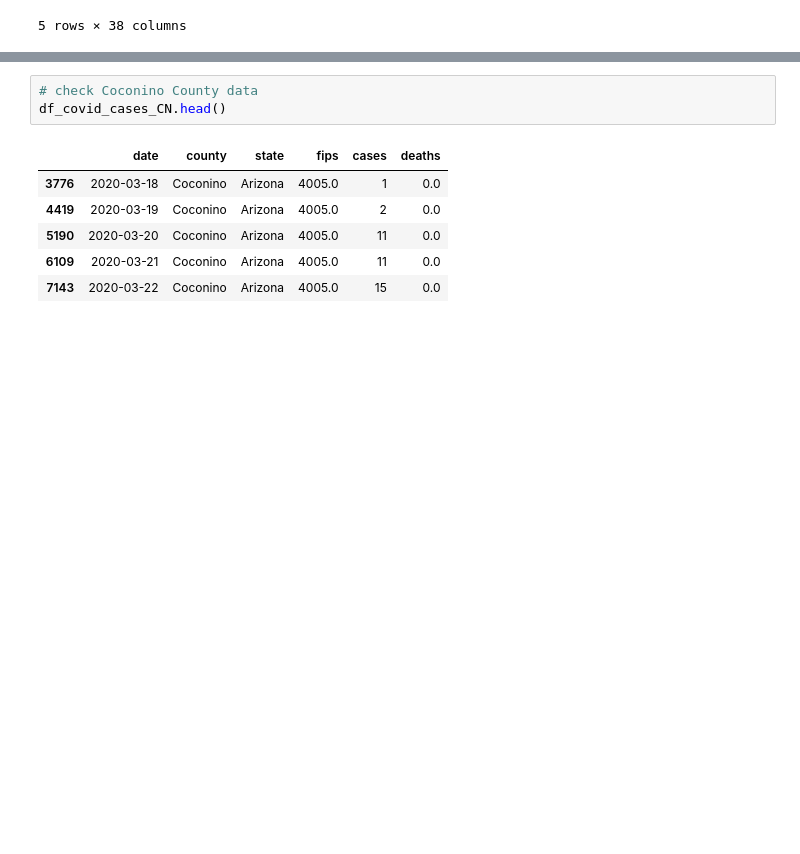
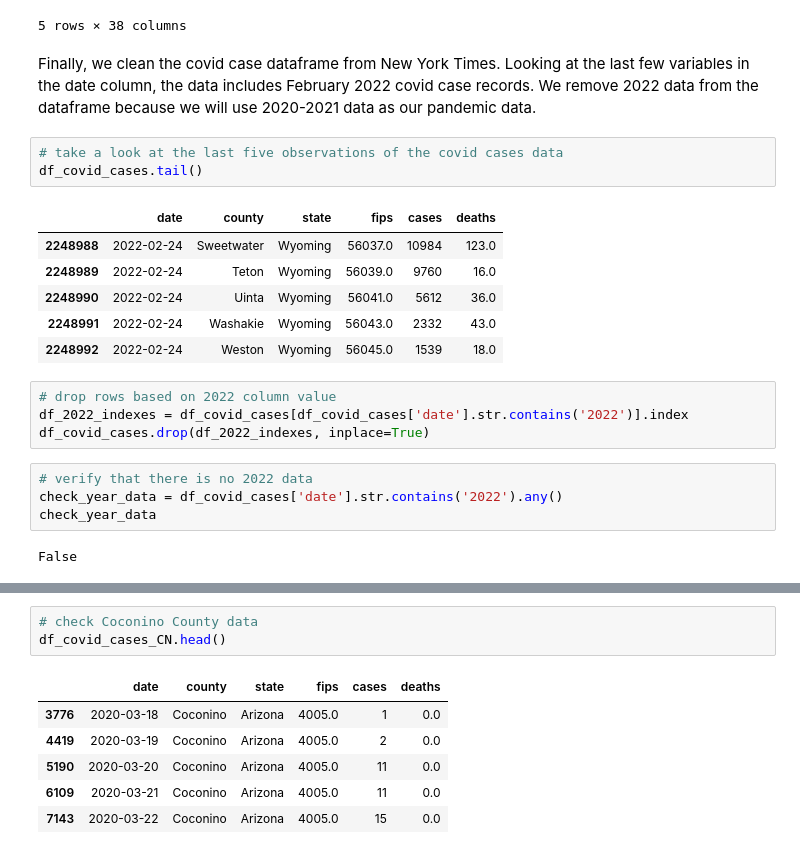
Before and after one commit to mqdhilla/COGS108_Repo, a Jupyter notebook: EDACheckpointGroup043-Wi22.ipynb, the cells around one changed output, grey strips where cells are left out. Saved outputs shown, nothing was run; the diff lists cells and outputs as text; blank space fills up the shorter version.

```diff
--- a/EDACheckpointGroup043-Wi22.ipynb
+++ b/EDACheckpointGroup043-Wi22.ipynb
@@ -321,3 +321,25 @@ intmtn_df.head()
 | 3 | Intermountain Region | Aztec Ruins NM | 438 | 1,728 | 1,290 | 1,207 | 2,083 | 876 | 4,174 | 3,221 | ... |
 | 4 | Intermountain Region | Bandelier NM | 187 | 5,283 | 5,096 | 4,949 | 5,201 | 252 | 18,780 | 10,604 | ... |
 5 rows × 38 columns
+# %% [markdown]
+Finally, we clean the covid case dataframe from New York Times. Looking at the last few variables in the date column, the data includes February 2022 covid case records. We remove 2022 data from the dataframe because we will use 2020-2021 data as our pandemic data.
+# %%
+# take a look at the last five observations of the covid cases data
+df_covid_cases.tail()
+# %% [output]
+|  | date | county | state | fips | cases | deaths |
+| 2248988 | 2022-02-24 | Sweetwater | Wyoming | 56037.0 | 10984 | 123.0 |
+| 2248989 | 2022-02-24 | Teton | Wyoming | 56039.0 | 9760 | 16.0 |
+| 2248990 | 2022-02-24 | Uinta | Wyoming | 56041.0 | 5612 | 36.0 |
+| 2248991 | 2022-02-24 | Washakie | Wyoming | 56043.0 | 2332 | 43.0 |
+| 2248992 | 2022-02-24 | Weston | Wyoming | 56045.0 | 1539 | 18.0 |
+# %%
+# drop rows based on 2022 column value
+df_2022_indexes = df_covid_cases[df_covid_cases['date'].str.contains('2022')].index
+df_covid_cases.drop(df_2022_indexes, inplace=True)
+# %%
+# verify that there is no 2022 data
+check_year_data = df_covid_cases['date'].str.contains('2022').any()
+check_year_data
+# %% [output]
+False
```
Also changed, not shown: parts of 14 cells of this notebook.
